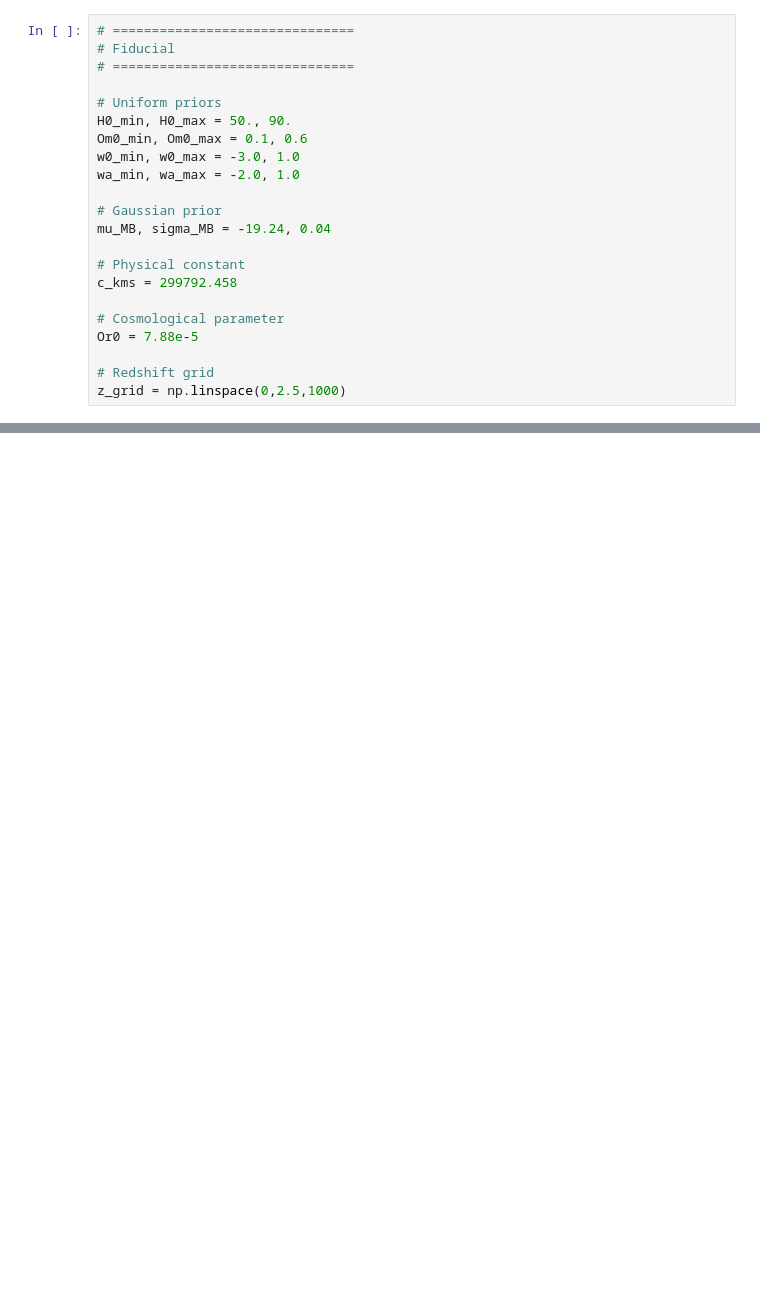
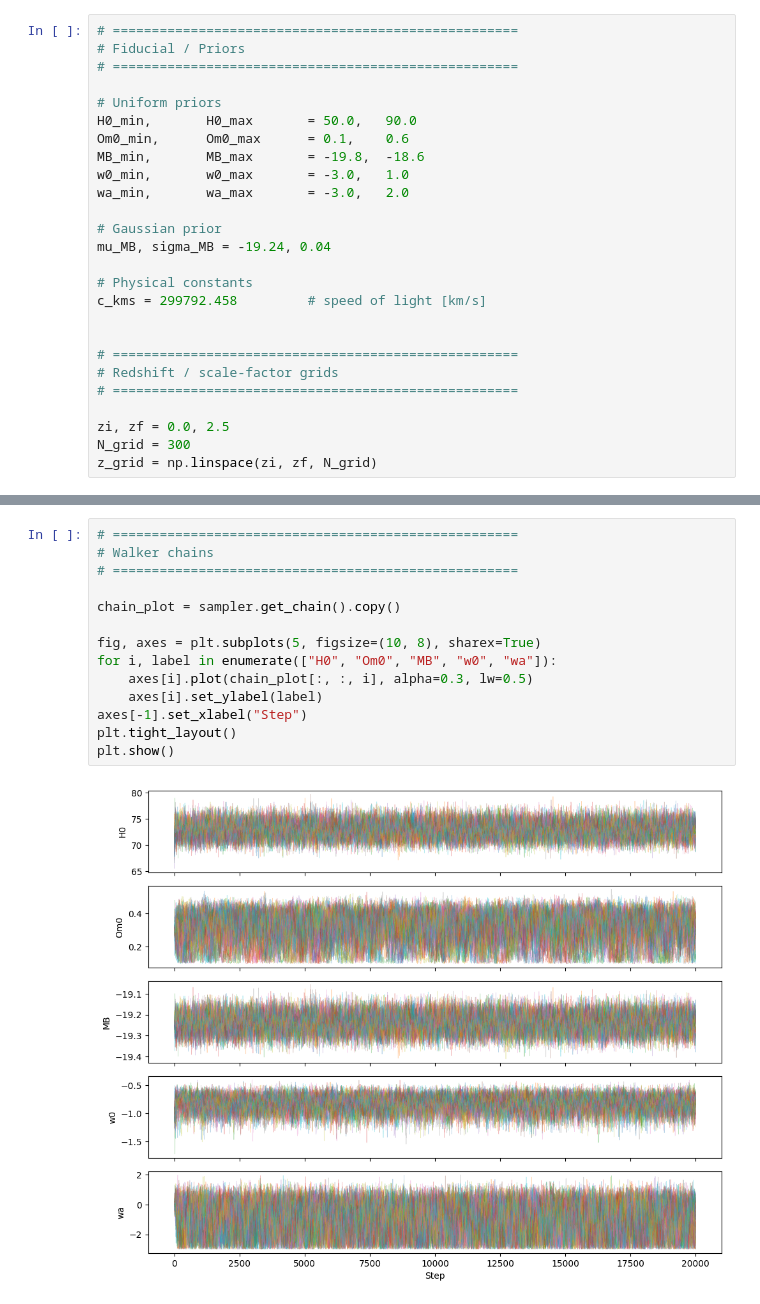
Before and after one commit to bwesley92/MCMC-cosmo, a Jupyter notebook: Codes/GR-based/CPL/SNe/CPL_SNe.ipynb, the cells around one changed output, grey strips where cells are left out. Saved outputs shown, nothing was run; the diff lists cells and outputs as text; blank space fills up the shorter version.

```diff
--- a/Codes/GR-based/CPL/SNe/CPL_SNe.ipynb
+++ b/Codes/GR-based/CPL/SNe/CPL_SNe.ipynb
@@ -41,26 +29,30 @@ mB_obs = df_cut["m_b_corr"].values
 Cinv_sne = np.linalg.inv(Cov_sne)
 # %%
-# ===============================
-# Fiducial
-# ===============================
+# ====================================================
+# Fiducial / Priors
+# ====================================================
 
 # Uniform priors
-H0_min, H0_max = 50., 90.
-Om0_min, Om0_max = 0.1, 0.6
-w0_min, w0_max = -3.0, 1.0
-wa_min, wa_max = -2.0, 1.0
+H0_min,       H0_max       = 50.0,   90.0
+Om0_min,      Om0_max      = 0.1,    0.6
+MB_min,       MB_max       = -19.8,  -18.6
+w0_min,       w0_max       = -3.0,   1.0
+wa_min,       wa_max       = -3.0,   2.0
 
 # Gaussian prior
 mu_MB, sigma_MB = -19.24, 0.04
 
-# Physical constant
-c_kms = 299792.458
+# Physical constants
+c_kms = 299792.458         # speed of light [km/s]
 
-# Cosmological parameter
-Or0 = 7.88e-5
 
-# Redshift grid
-z_grid = np.linspace(0,2.5,1000)
+# ====================================================
+# Redshift / scale-factor grids
+# ====================================================
+
+zi, zf = 0.0, 2.5
+N_grid = 300
+z_grid = np.linspace(zi, zf, N_grid)
 # %%
 # ==============================
 # Hubble functions
@@ -307,0 +340,16 @@ Removed no burn in
+# %%
+# ====================================================
+# Walker chains
+# ====================================================
+
+chain_plot = sampler.get_chain().copy()
+
+fig, axes = plt.subplots(5, figsize=(10, 8), sharex=True)
+for i, label in enumerate(["H0", "Om0", "MB", "w0", "wa"]):
+    axes[i].plot(chain_plot[:, :, i], alpha=0.3, lw=0.5)
+    axes[i].set_ylabel(label)
+axes[-1].set_xlabel("Step")
+plt.tight_layout()
+plt.show()
+# %% [output]
+[figure, added]
```
Also changed, not shown: parts of 10 cells of this notebook, 13 other files.
